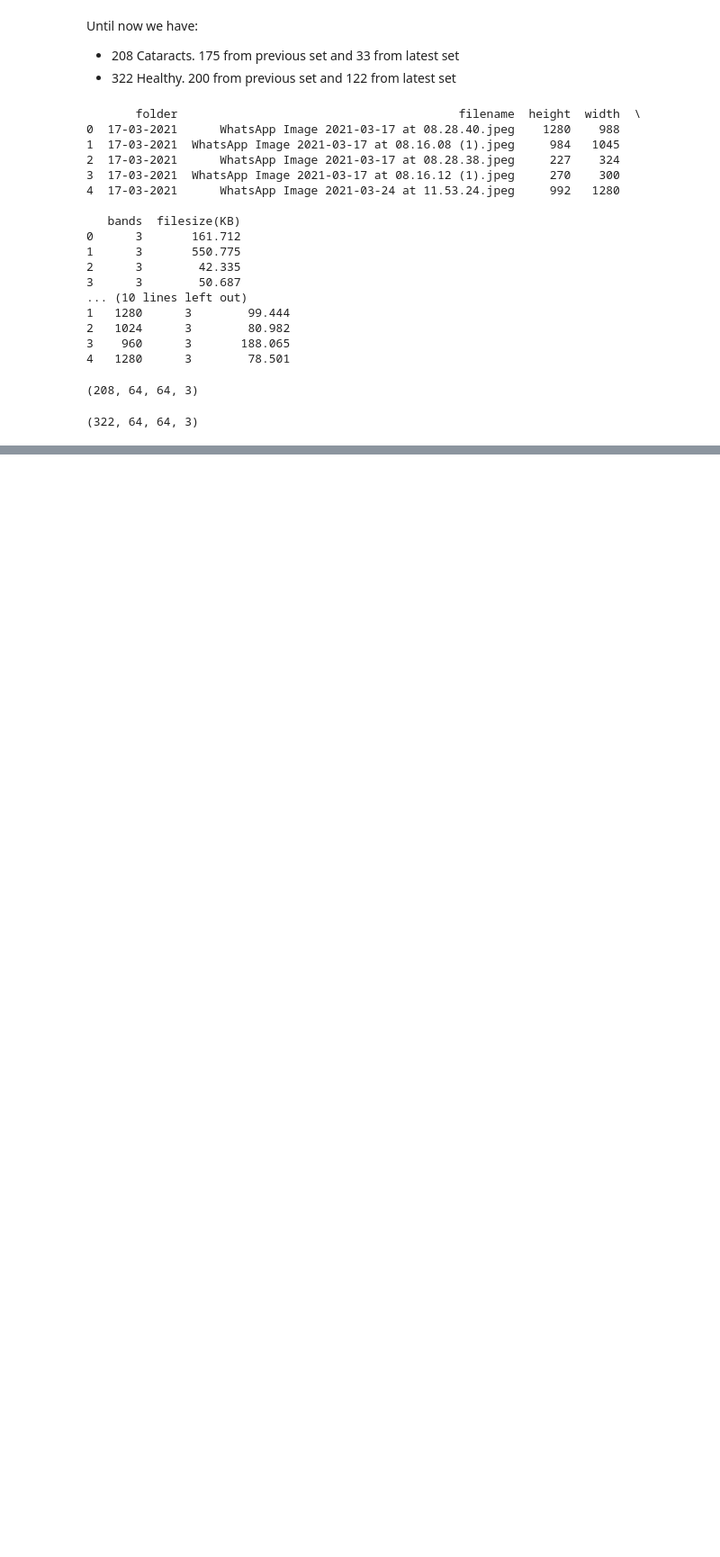
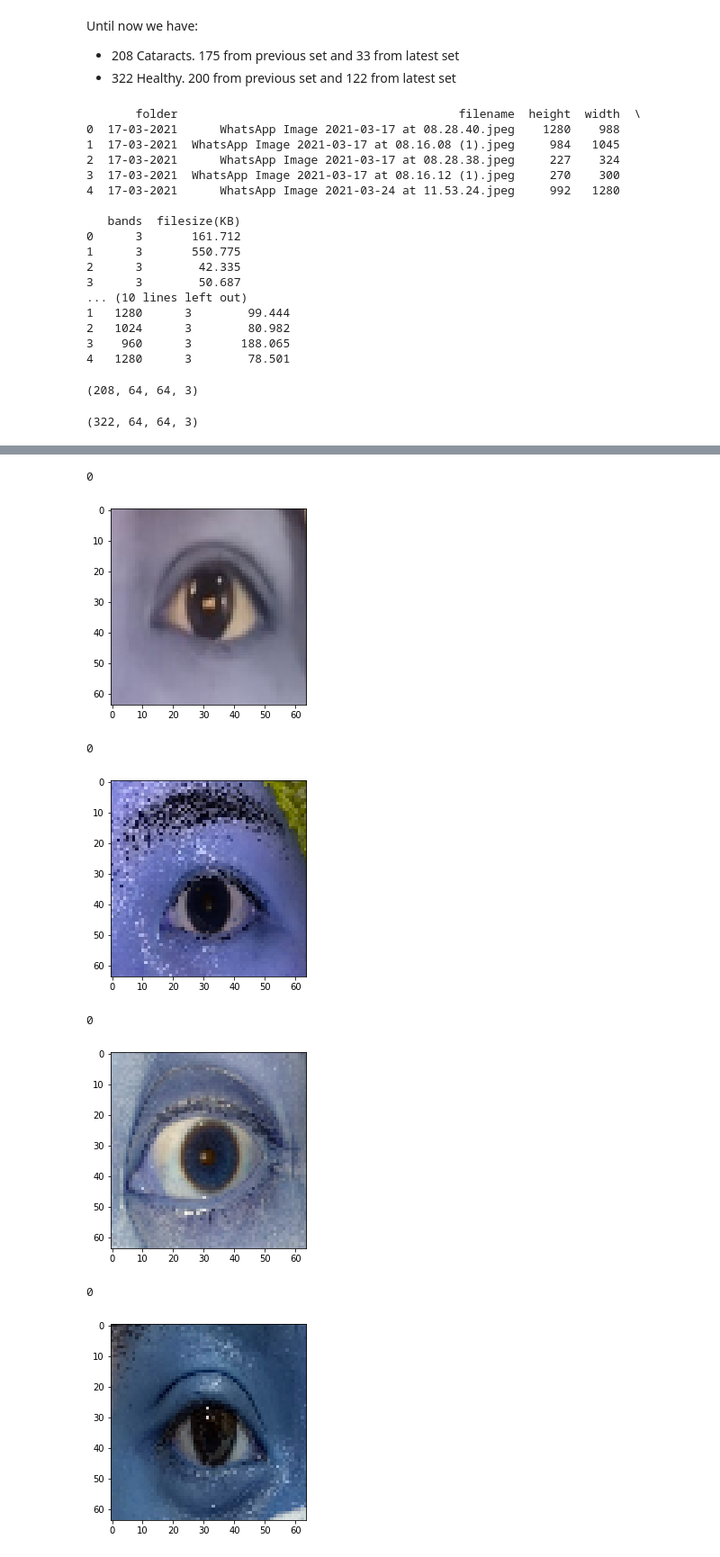
Before and after one commit to robretoarenal/TOV_DataAcquisition, a Jupyter notebook: AnteriorImages.ipynb, the cells around one changed output, grey strips where cells are left out. Shown at 90% size. Saved outputs shown, nothing was run; the diff lists cells and outputs as text; code cells hidden in the pictures; blank space fills up the shorter version.

```diff
--- a/AnteriorImages.ipynb
+++ b/AnteriorImages.ipynb
@@ -10,7 +10,9 @@ Until now we have:
    - 208 Cataracts. 175 from previous set and 33 from latest set
    - 322 Healthy. 200 from previous set and 122 from latest set
 # %%
-path = 'Datasets\\UNHAS'
+path = '/home/khaldoun/Desktop/TOV_DataAcquisition/Datasets/UNHAS'
+
+# path = 'Datasets\\UNHAS'
 filename='UnhasImagesCataractsCropped.csv'
 filename2='UnhasImagesHealthyCropped.csv'
 csv_path=os.path.join(path,filename)
@@ -88,0 +97,33 @@ healthy_images.shape
+# %%
+import matplotlib.pyplot as plt
+import pandas as pd
+
+
+images = []
+labels = []
+
+for i , d in enumerate(cat_images):
+    images.append(d)
+    labels.append(1)
+for i , d in enumerate(healthy_images):
+    images.append(d)
+    labels.append(0)
+
+Images = np.array(images)
+Labels = np.array(labels)
+# %%
+import random
+for i in range(10):
+    n = random.randint(0,len(labels))
+    plt.imshow(images[n])
+    print(labels[n])
+    plt.show()
+# %% [output]
+0
+[figure, added]
+0
+[figure, added]
+0
+[figure, added]
+0
+[figure, added]
```
Also changed, not shown: parts of 10 cells of this notebook.
